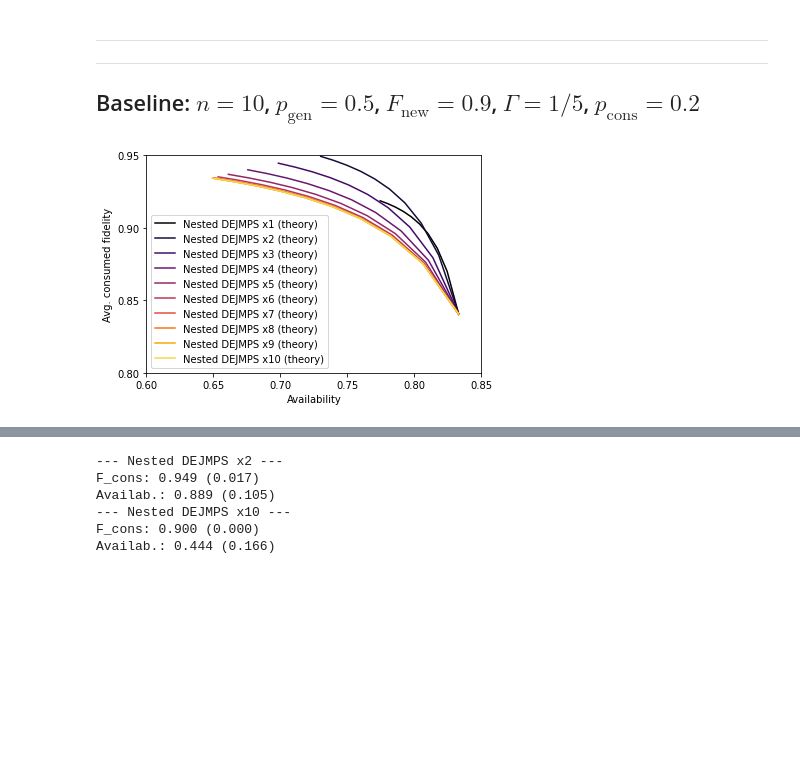
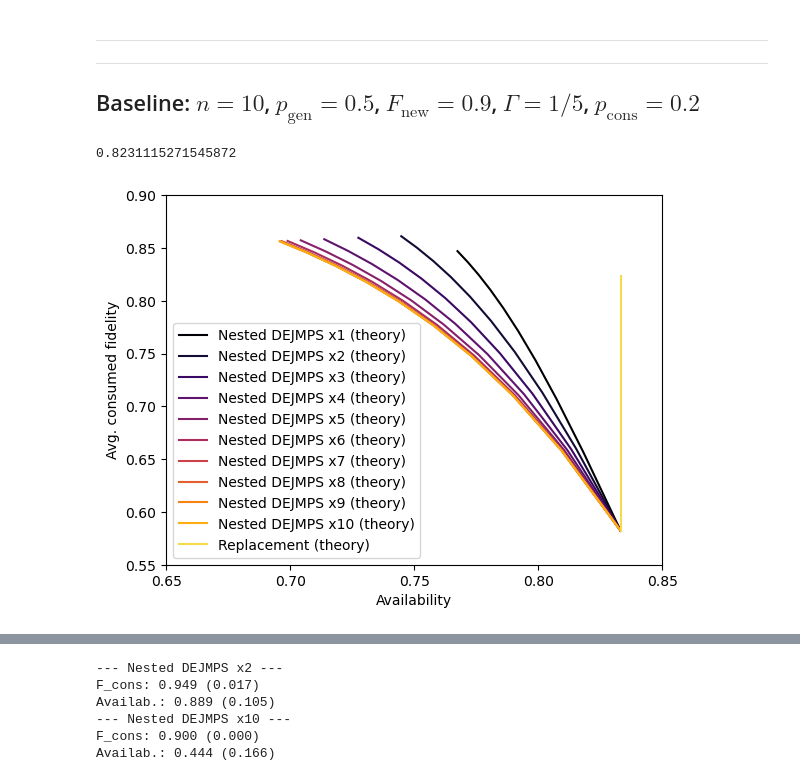
Before and after one commit to AlvaroGI/buffering-1GnB, a Jupyter notebook: RESULTS-nested-DEJMPS.ipynb, the cells around one changed output, grey strips where cells are left out. Cells and saved outputs as stored; diff of their text form; code cells hidden in the pictures; blank space fills up the shorter version.

```diff
--- a/RESULTS-nested-DEJMPS.ipynb
+++ b/RESULTS-nested-DEJMPS.ipynb
@@ -71,33 +71,38 @@ main.AFplot(policy_names, sim_data=None, theory_data=theory_data, filename=None)
 ---
 ---
 ## Baseline: $n=10$, $p_\mathrm{gen}=0.5$, $F_\mathrm{new}=0.9$, $\Gamma=1/5$, $p_\mathrm{cons}=0.2$
+# %%
+0.25+(F_new-1/4)*np.exp(-Gamma)
+# %% [output]
+0.8231115271545872
 # %%
 n = 10
 
 # GEN
 p_gen = 0.5
-F_new = 0.9
+F_new = 0.95
 rho_new = np.diag([F_new, (1-F_new)/3, (1-F_new)/3, (1-F_new)/3])
+#rho_new = np.diag([F_new, (1-F_new)/3, (1-F_new)/3, (1-F_new)/3])
 
 # PURIF
 q_purif = np.linspace(0,1,10)
-policy_names = ['Nested DEJMPS x'+str(i) for i in range(1,n+1)]
+policy_names = ['Nested DEJMPS x'+str(i) for i in range(1,n+1)]+['Replacement']
 pur_after_swap = False
 
 # NOISE
-Gamma = 1/50
+Gamma = 1/5
 
 # CONS
 p_cons = 0.2
 
 # VARYING PARAMETER
 varying_param = 'q_purif'
 
 ## RUN ##
 imp.reload(main)
 main.AFplot_theory(varying_param, n, p_gen, rho_new, q_purif, policy_names, pur_after_swap, Gamma, p_cons)
 # %% [output]
-[figure, old version]
+[figure, new version]
 # %% [markdown]
 ---
 ### CONCLUSIONS - Assumptions:
```
Also changed, not shown: parts of 2 cells of this notebook.
